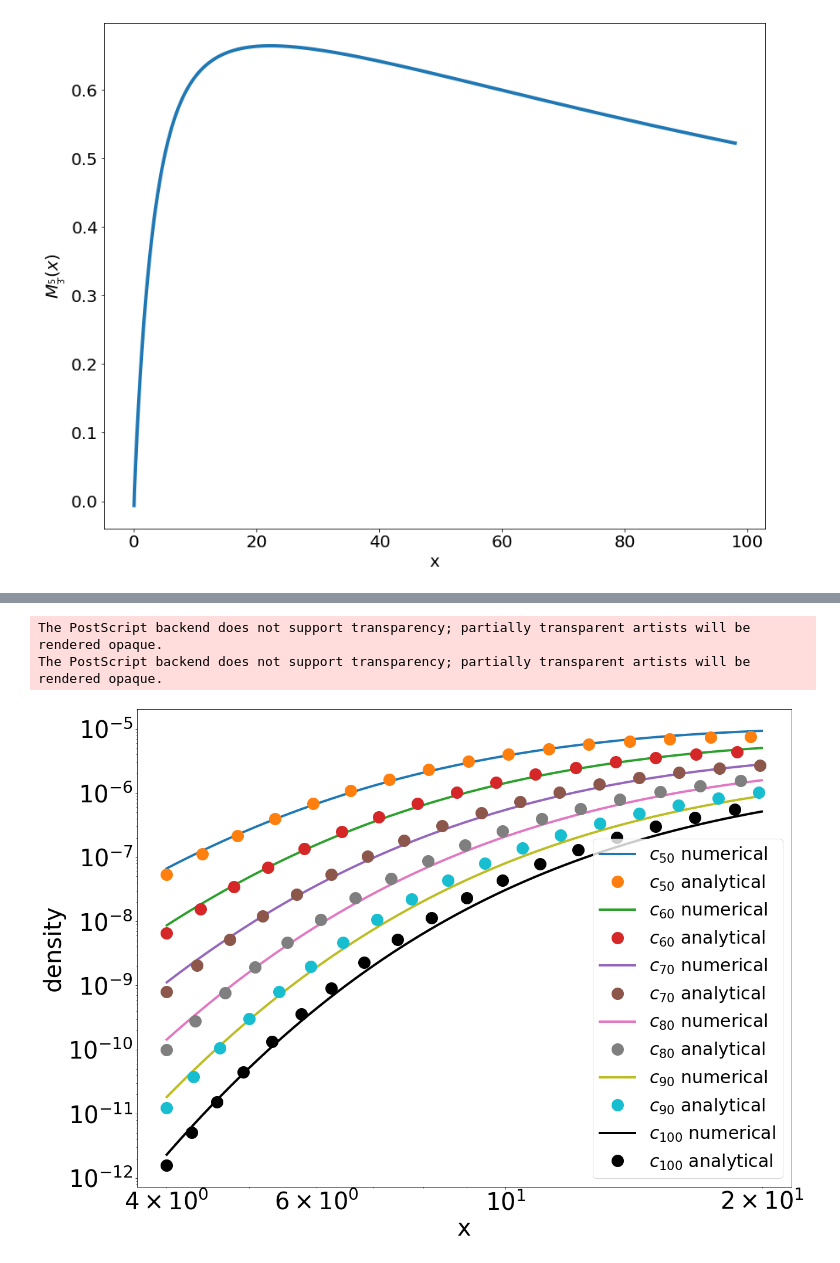
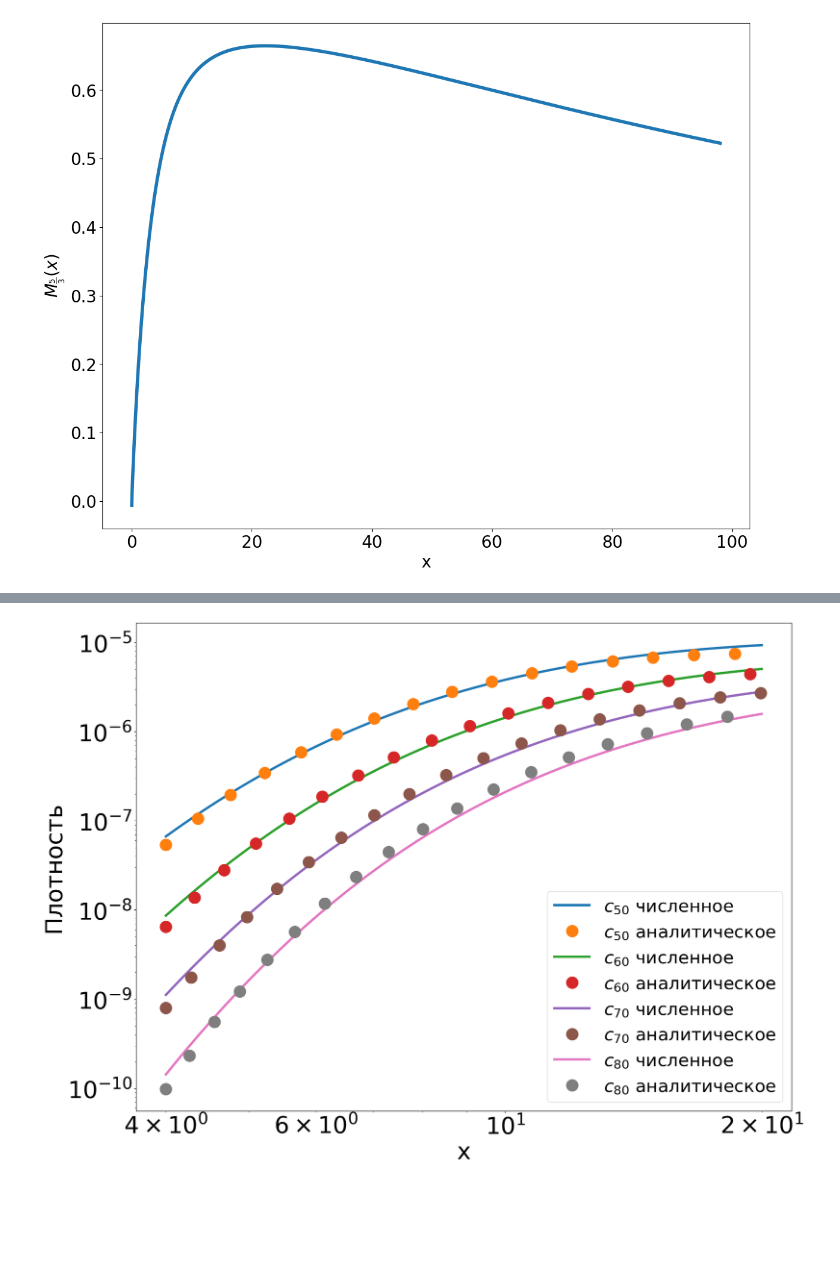
Before and after one commit to RishatZagidullin/coagulation-advection-1d, a Jupyter notebook: run_folder/draw_article_rus.ipynb, the cells around one changed output, grey strips where cells are left out. Cells and saved outputs as stored; diff of their text form; code cells hidden in the pictures; blank space fills up the shorter version.

Commit message:
res_ballistic graphs translated

```diff
--- a/run_folder/draw_article_rus.ipynb
+++ b/run_folder/draw_article_rus.ipynb
@@ -377,7 +377,7 @@ res = np.loadtxt("res_ballistic.txt")
 print(res.shape)
 
 n = 256
-t = 11
+t = 10
 num=t
 res = res.reshape((t+1, 5000, n))
 # %% [output]
@@ -480,49 +477,47 @@ firsty = 200
 def formula(k, x, cond, sc=0.8, coef=0.32):
     return np.power(x, -8./3.)*f((k+1)/x, cond, sc)*coef
 
 def f(eps, cond, sc):
     if cond:
         return np.exp(-sc*np.power(eps, -2./3.))
     else:
         return np.power(eps, -2./3.)*np.exp(-sc*eps)
 
 
 plt.figure(figsize=(20,15))
 
-plt.plot(x[firsty:lasty], res[time][firsty:lasty, 50], label='$c_{50}$ numerical', lw=4)
-plt.plot(x[firsty:lasty], formula(50, x, False)[firsty:lasty], 'o', label='$c_{50}$ analytical', lw=4, markersize=20, markevery=0.05)
+plt.plot(x[firsty:lasty], res[time][firsty:lasty, 50], label='$c_{50}$ численное', lw=4)
+plt.plot(x[firsty:lasty], formula(50, x, False)[firsty:lasty], 'o', label='$c_{50}$ аналитическое', lw=4, markersize=20, markevery=0.05)
 
-plt.plot(x[firsty:lasty], res[time][firsty:lasty, 60], label='$c_{60}$ numerical', lw=4)
-plt.plot(x[firsty:lasty], formula(60, x, False)[firsty:lasty], 'o', label='$c_{60}$ analytical', lw=4, markersize=20, markevery=0.05)
+plt.plot(x[firsty:lasty], res[time][firsty:lasty, 60], label='$c_{60}$ численное', lw=4)
+plt.plot(x[firsty:lasty], formula(60, x, False)[firsty:lasty], 'o', label='$c_{60}$ аналитическое', lw=4, markersize=20, markevery=0.05)
 
-plt.plot(x[firsty:lasty], res[time][firsty:lasty, 70], label='$c_{70}$ numerical', lw=4)
-plt.plot(x[firsty:lasty], formula(70, x, False)[firsty:lasty], 'o', label='$c_{70}$ analytical', lw=4, markersize=20, markevery=0.05)
+plt.plot(x[firsty:lasty], res[time][firsty:lasty, 70], label='$c_{70}$ численное', lw=4)
+plt.plot(x[firsty:lasty], formula(70, x, False)[firsty:lasty], 'o', label='$c_{70}$ аналитическое', lw=4, markersize=20, markevery=0.05)
 
-plt.plot(x[firsty:lasty], res[time][firsty:lasty, 80], label='$c_{80}$ numerical', lw=4)
-plt.plot(x[firsty:lasty], formula(80, x, False)[firsty:lasty], 'o', label='$c_{80}$ analytical', lw=4, markersize=20, markevery=0.05)
+plt.plot(x[firsty:lasty], res[time][firsty:lasty, 80], label='$c_{80}$ численное', lw=4)
+plt.plot(x[firsty:lasty], formula(80, x, False)[firsty:lasty], 'o', label='$c_{80}$ аналитическое', lw=4, markersize=20, markevery=0.05)
 
-plt.plot(x[firsty:lasty], res[time][firsty:lasty, 90], label='$c_{90}$ numerical', lw=4)
-plt.plot(x[firsty:lasty], formula(90, x, False)[firsty:lasty], 'o', label='$c_{90}$ analytical', lw=4, markersize=20, markevery=0.05)
+#plt.plot(x[firsty:lasty], res[time][firsty:lasty, 90], label='$c_{90}$ numerical', lw=4)
+#plt.plot(x[firsty:lasty], formula(90, x, False)[firsty:lasty], 'o', label='$c_{90}$ analytical', lw=4, markersize=20, markevery=0.05)
 
-plt.plot(x[firsty:lasty], res[time][firsty:lasty, 100], 'k', label='$c_{100}$ numerical', lw=4)
-plt.plot(x[firsty:lasty], formula(100, x, False)[firsty:lasty], 'ko', label='$c_{100}$ analytical', lw=4, markersize=20, markevery=0.05)
+#plt.plot(x[firsty:lasty], res[time][firsty:lasty, 100], 'k', label='$c_{100}$ numerical', lw=4)
+#plt.plot(x[firsty:lasty], formula(100, x, False)[firsty:lasty], 'ko', label='$c_{100}$ analytical', lw=4, markersize=20, markevery=0.05)
 
 
 #plt.title("Steady state solution of Advection-Diffusion-Coagulation system", fontsize=30)
 plt.xticks(fontsize=40)
 ax = plt.gca()
 ax.tick_params(axis='both', which='minor', labelsize=40)
 plt.xlabel("x", fontsize=40)
 plt.xscale('log')
 plt.yticks(fontsize=40)
-plt.ylabel("density", fontsize=40)
+plt.ylabel("Плотность", fontsize=40)
 plt.yscale('log')
 plt.legend(fontsize=30)
 plt.savefig("Fig6.pdf", format='pdf')
 # %% [output]
-The PostScript backend does not support transparency; partially transparent artists will be rendered opaque.
-The PostScript backend does not support transparency; partially transparent artists will be rendered opaque.
-[figure, old version]
+[figure, new version]
 # %%
 ##### J = 1.0
 V = 1.0
```
Also changed, not shown: parts of 7 cells of this notebook.
